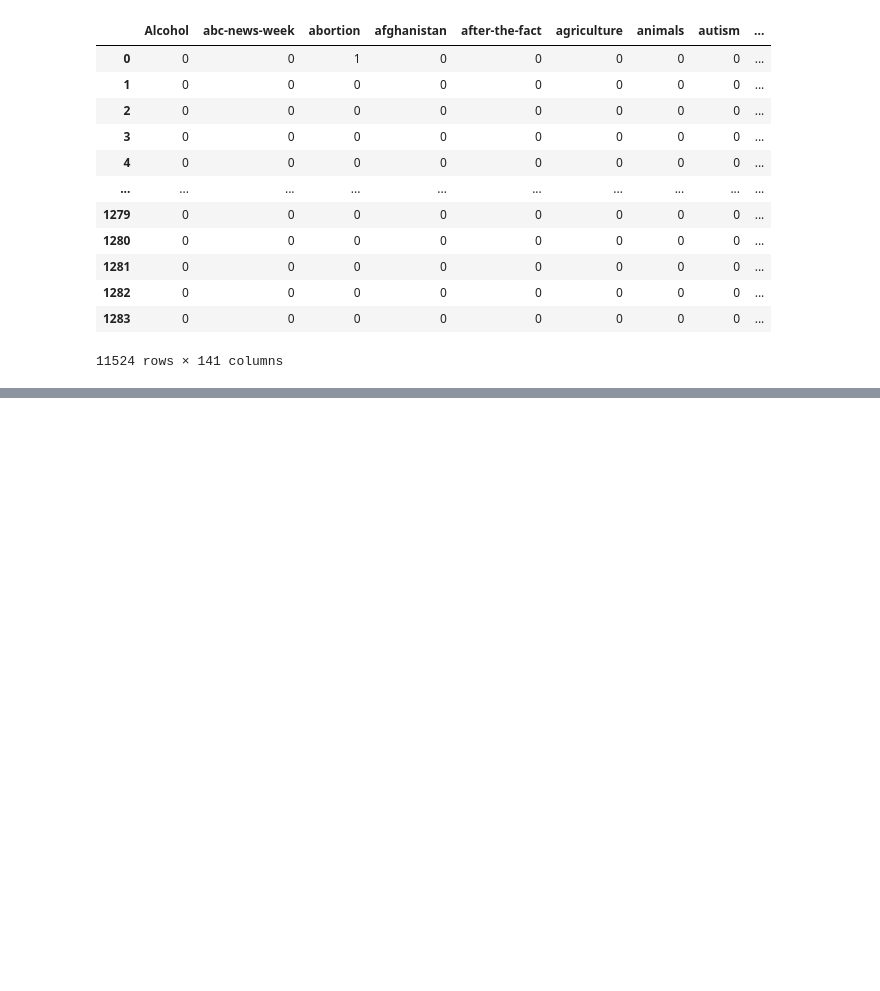
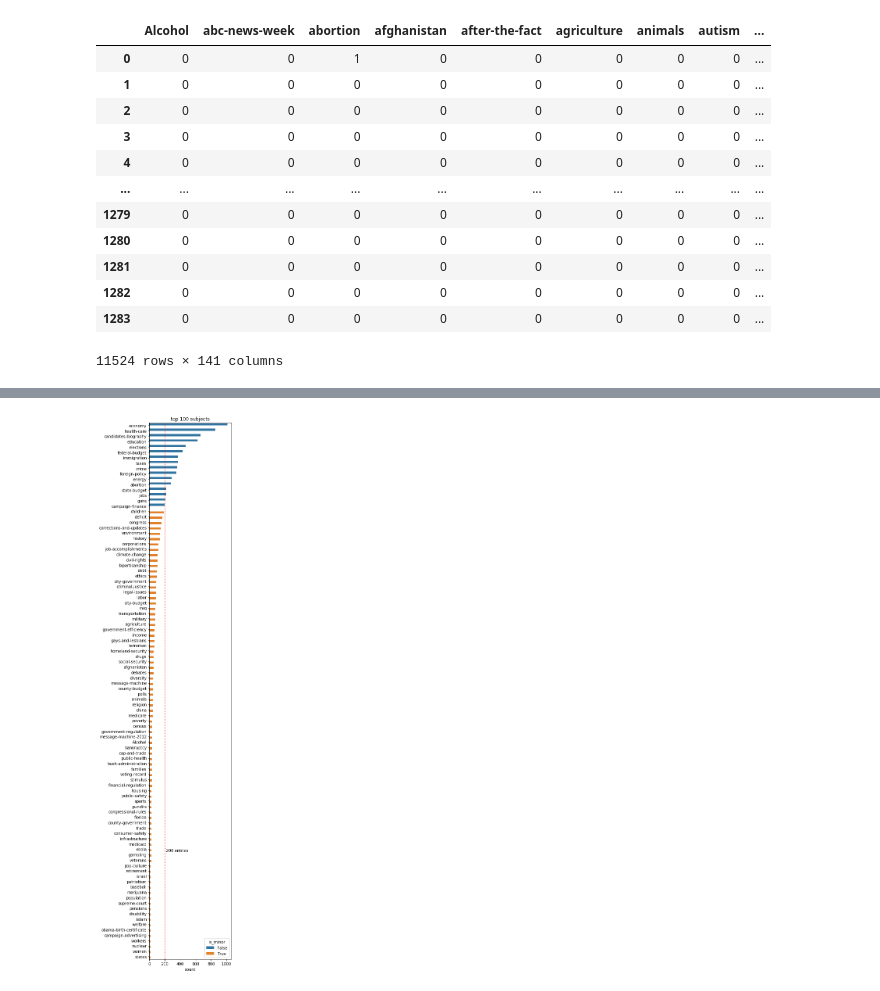
Before and after one commit to KunojiLym/metis_project_4, a Jupyter notebook: liar_eda.ipynb, the cells around one changed output, grey strips where cells are left out. Drawn from its saved outputs; the diff is of its cells as text; code cells hidden in the pictures; blank space fills up the shorter version.

```diff
--- a/liar_eda.ipynb
+++ b/liar_eda.ipynb
@@ -207,7 +257,7 @@ liar_train_subj_dummies
 | 1283 | 0 | 0 | 0 | 0 | 0 | 0 | 0 | 0 | ... |
 11524 rows × 141 columns
 # %%
-LIAR_SUBJ_THRESHOLD = 100
+LIAR_SUBJ_THRESHOLD = 200
 
 liar_train_subj_summary = pd.DataFrame(data=liar_train_subj_dummies.sum(), columns=['count']).sort_values(by='count', ascending=False)
 liar_train_subj_summary['is_minor'] = liar_train_subj_summary['count'] < LIAR_SUBJ_THRESHOLD
@@ -216,8 +280,12 @@ liar_train_subj_summary
 # %%
-fig, ax = plt.subplot(figsize=(5,10))
+LIAR_SUBJ_COUNT_PLOTTED = 100
 
-sns.barplot(x=liar_train_subj_summary.head(50)['count'], y=liar_train_subj_summary.head(50).index, ax=ax, hue='is_minor').set(title='top 50 subjects')
+fig, ax = plt.subplots(figsize=(5,20))
+
+sns.barplot(x=liar_train_subj_summary.head(LIAR_SUBJ_COUNT_PLOTTED)['count'], y=liar_train_subj_summary.head(LIAR_SUBJ_COUNT_PLOTTED).index, ax=ax, hue=liar_train_subj_summary.head(LIAR_SUBJ_COUNT_PLOTTED)['is_minor']).set(title='top ' + str(LIAR_SUBJ_COUNT_PLOTTED) + ' subjects')
 plt.axvline(LIAR_SUBJ_THRESHOLD, color='red', linestyle=':')
 plt.text(LIAR_SUBJ_THRESHOLD, 0.2, " " + str(LIAR_SUBJ_THRESHOLD) + " entries", transform=ax.get_xaxis_transform())
 plt.tight_layout()
 plt.savefig('./image/liar_subj_dist_top50.png');
+# %% [output]
+[figure, added]
```
Also changed, not shown: parts of 10 cells of this notebook, 4 other files.
